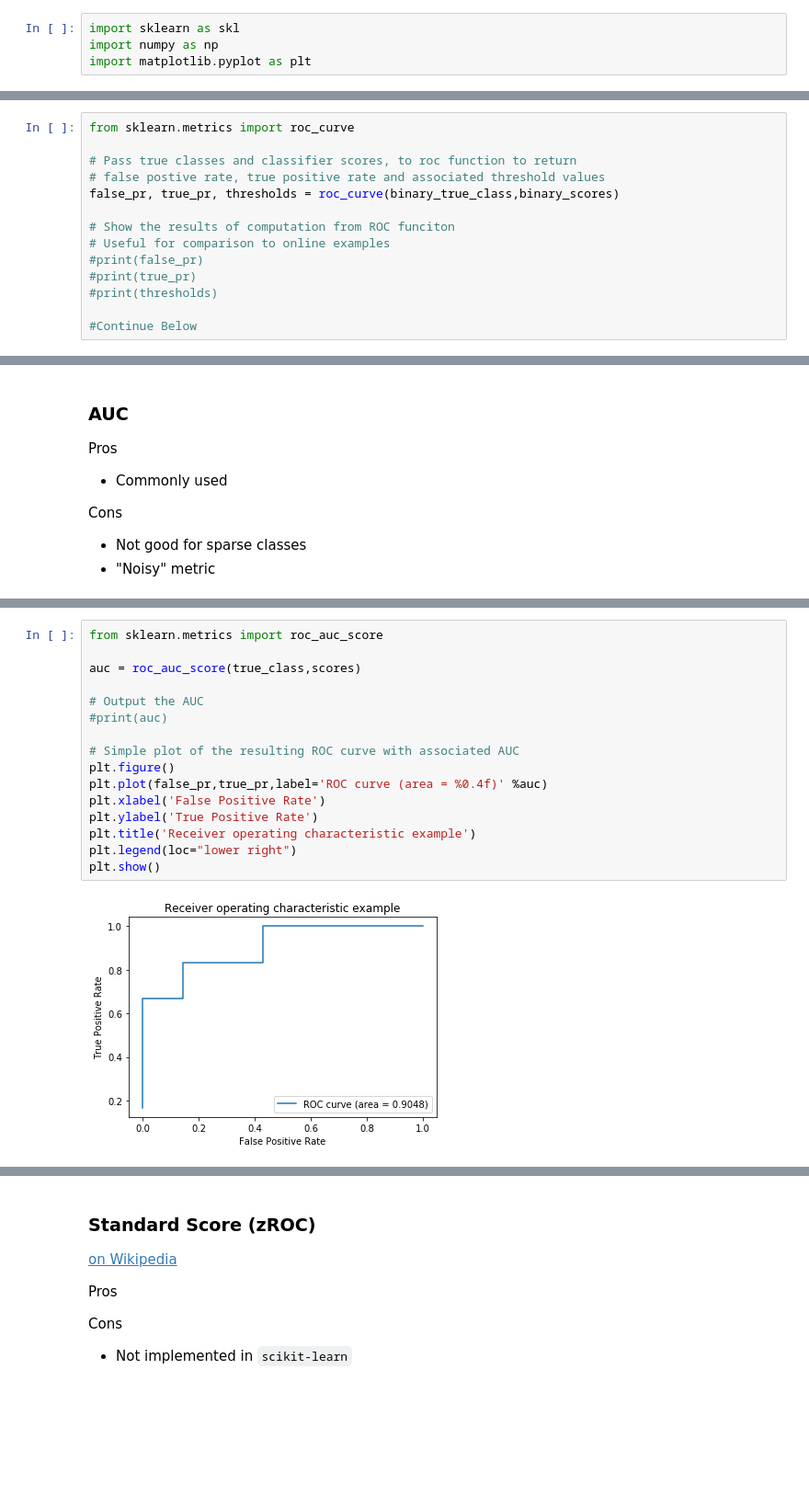
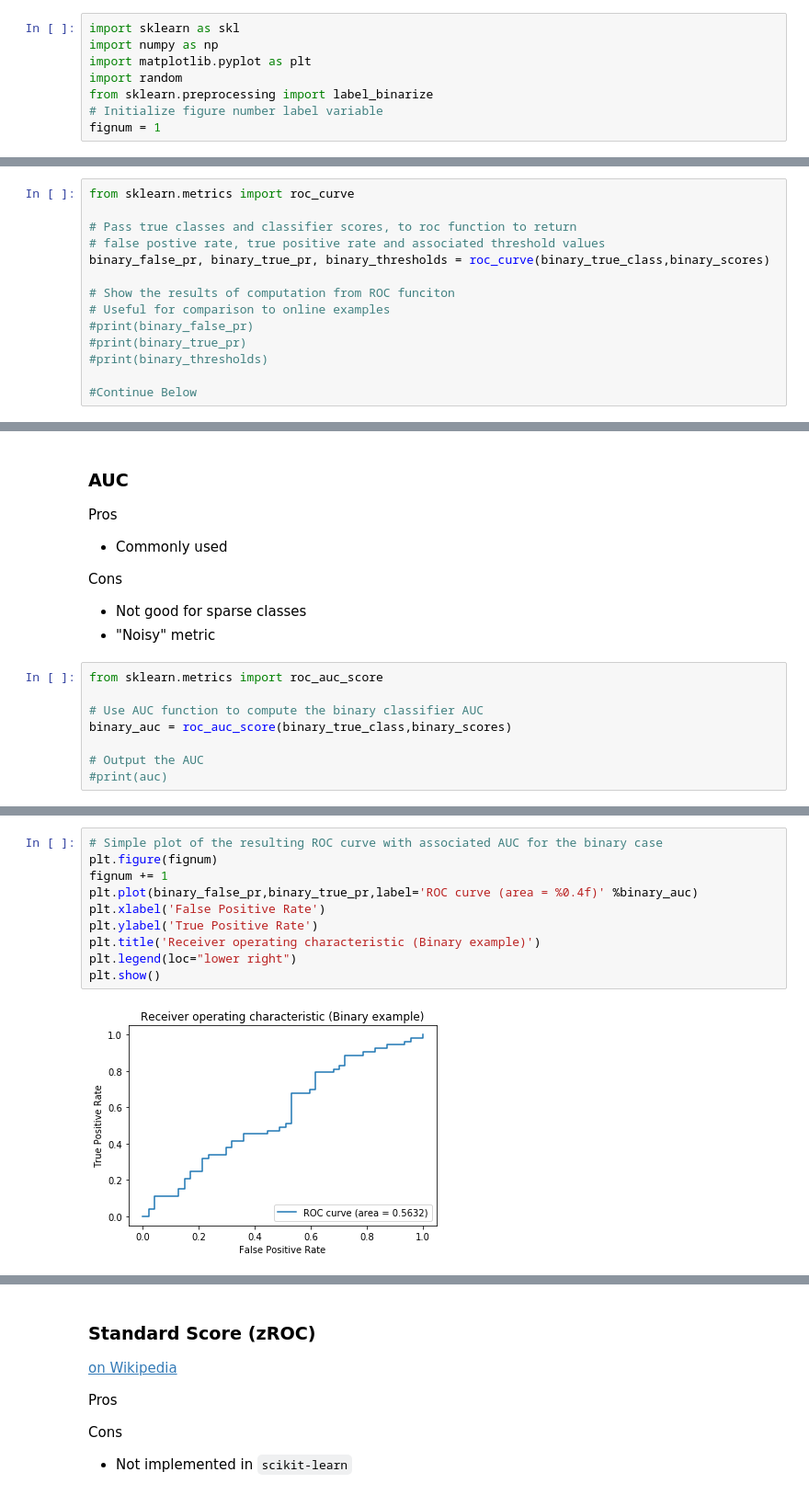
Before and after one commit to aimalz/proclam, a Jupyter notebook: metric_implement.ipynb, the cells around one changed output, grey strips where cells are left out. Shown at 92% size. Cells and saved outputs as stored; diff of their text form; blank space fills up the shorter version.

```diff
--- a/metric_implement.ipynb
+++ b/metric_implement.ipynb
@@ -14,6 +14,10 @@ Many classification metrics are already implemented in [`scikit-learn`](http://s
 import sklearn as skl
 import numpy as np
 import matplotlib.pyplot as plt
+import random
+from sklearn.preprocessing import label_binarize
+# Initialize figure number label variable
+fignum = 1
 # %% [markdown]
 Define the true classes for each object and the corresponding classifier results that will be used in this notebook
 # %%
@@ -41,12 +67,12 @@ from sklearn.metrics import roc_curve
 
 # Pass true classes and classifier scores, to roc function to return
 # false postive rate, true positive rate and associated threshold values
-false_pr, true_pr, thresholds = roc_curve(binary_true_class,binary_scores)
+binary_false_pr, binary_true_pr, binary_thresholds = roc_curve(binary_true_class,binary_scores)
 
 # Show the results of computation from ROC funciton
 # Useful for comparison to online examples
-#print(false_pr)
-#print(true_pr)
-#print(thresholds)
+#print(binary_false_pr)
+#print(binary_true_pr)
+#print(binary_thresholds)
 
 #Continue Below
@@ -58,3 +98,11 @@ Pros
 Cons
 * Not good for sparse classes
 * "Noisy" metric
+# %%
+from sklearn.metrics import roc_auc_score
+
+# Use AUC function to compute the binary classifier AUC
+binary_auc = roc_auc_score(binary_true_class,binary_scores)
+
+# Output the AUC
+#print(auc)
@@ -61,18 +122,12 @@ Cons
 # %%
-from sklearn.metrics import roc_auc_score
-
-auc = roc_auc_score(true_class,scores)
-
-# Output the AUC
-#print(auc)
-
-# Simple plot of the resulting ROC curve with associated AUC
-plt.figure()
-plt.plot(false_pr,true_pr,label='ROC curve (area = %0.4f)' %auc)
+# Simple plot of the resulting ROC curve with associated AUC for the binary case
+plt.figure(fignum)
+fignum += 1
+plt.plot(binary_false_pr,binary_true_pr,label='ROC curve (area = %0.4f)' %binary_auc)
 plt.xlabel('False Positive Rate')
 plt.ylabel('True Positive Rate')
-plt.title('Receiver operating characteristic example')
+plt.title('Receiver operating characteristic (Binary example)')
 plt.legend(loc="lower right")
 plt.show()
 # %% [output]
-[figure, old version]
+[figure, new version]
```
Also changed, not shown: parts of 8 cells of this notebook.
